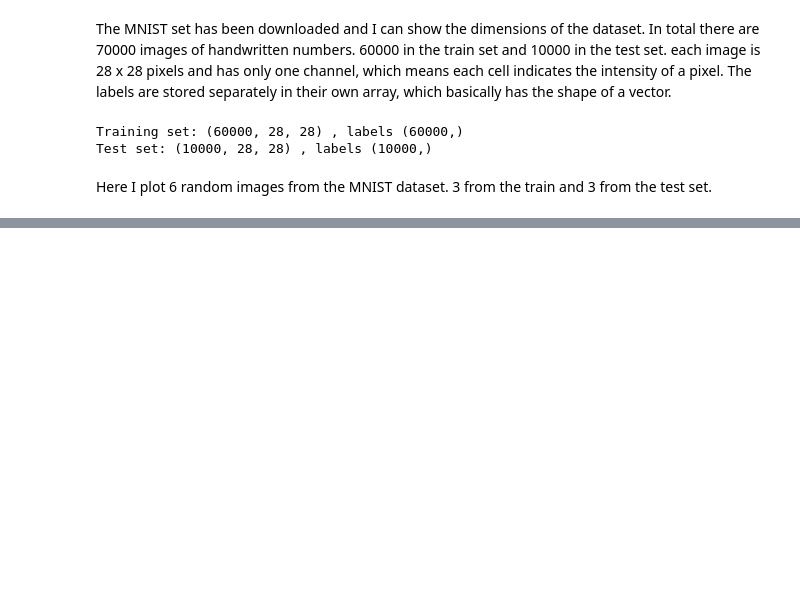
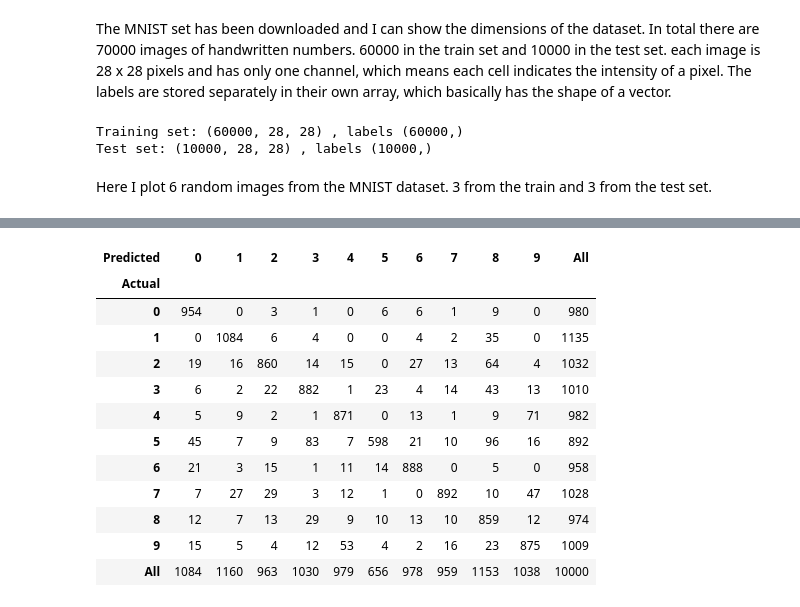
Before and after one commit to FM-uib/INF368, a Jupyter notebook: Assignment_1_Florian_Muthreich.ipynb, the cells around one changed output, grey strips where cells are left out. Saved outputs shown, nothing was run; the diff lists cells and outputs as text; code cells hidden in the pictures; blank space fills up the shorter version.

```diff
--- a/Assignment_1_Florian_Muthreich.ipynb
+++ b/Assignment_1_Florian_Muthreich.ipynb
@@ -55,0 +83,13 @@ Test-set img: 6729 label : 1
+# %%
+from keras.models import Sequential
+from keras.layers import Dense, Activation, Flatten
+
+model = Sequential([
+    Flatten(input_shape = (1,28, 28)),
+    Dense(50), #, input_shape = (784,)
+    Activation("sigmoid"),
+    Dense(10),
+    Activation("softmax")
+])
+
+model.summary()
@@ -55,0 +146,12 @@ Test-set img: 6729 label : 1
+# %%
+import pandas as pd
+
+tested_eval = model.evaluate(x_test, y_test, batch_size = 128)
+tested_pred = model.predict(x_test, batch_size = 128)
+
+actu = np.argmax(y_test, axis = 1, out = None)
+pred = np.argmax(tested_pred, axis = 1, out = None)
+
+confusion = pd.crosstab(actu, pred, rownames=['Actual'], colnames=['Predicted'], margins=True)
+confusion
+# %% [output]
@@ -55,0 +159,13 @@ Test-set img: 6729 label : 1
+| Predicted | 0 | 1 | 2 | 3 | 4 | 5 | 6 | 7 | 8 | 9 | All |
+| Actual |  |  |  |  |  |  |  |  |  |  |  |
+| 0 | 954 | 0 | 3 | 1 | 0 | 6 | 6 | 1 | 9 | 0 | 980 |
+| 1 | 0 | 1084 | 6 | 4 | 0 | 0 | 4 | 2 | 35 | 0 | 1135 |
+| 2 | 19 | 16 | 860 | 14 | 15 | 0 | 27 | 13 | 64 | 4 | 1032 |
+| 3 | 6 | 2 | 22 | 882 | 1 | 23 | 4 | 14 | 43 | 13 | 1010 |
+| 4 | 5 | 9 | 2 | 1 | 871 | 0 | 13 | 1 | 9 | 71 | 982 |
+| 5 | 45 | 7 | 9 | 83 | 7 | 598 | 21 | 10 | 96 | 16 | 892 |
+| 6 | 21 | 3 | 15 | 1 | 11 | 14 | 888 | 0 | 5 | 0 | 958 |
+| 7 | 7 | 27 | 29 | 3 | 12 | 1 | 0 | 892 | 10 | 47 | 1028 |
+| 8 | 12 | 7 | 13 | 29 | 9 | 10 | 13 | 10 | 859 | 12 | 974 |
+| 9 | 15 | 5 | 4 | 12 | 53 | 4 | 2 | 16 | 23 | 875 | 1009 |
+| All | 1084 | 1160 | 963 | 1030 | 979 | 656 | 978 | 959 | 1153 | 1038 | 10000 |
```
Also changed, not shown: parts of 16 cells of this notebook, 6 other files.
